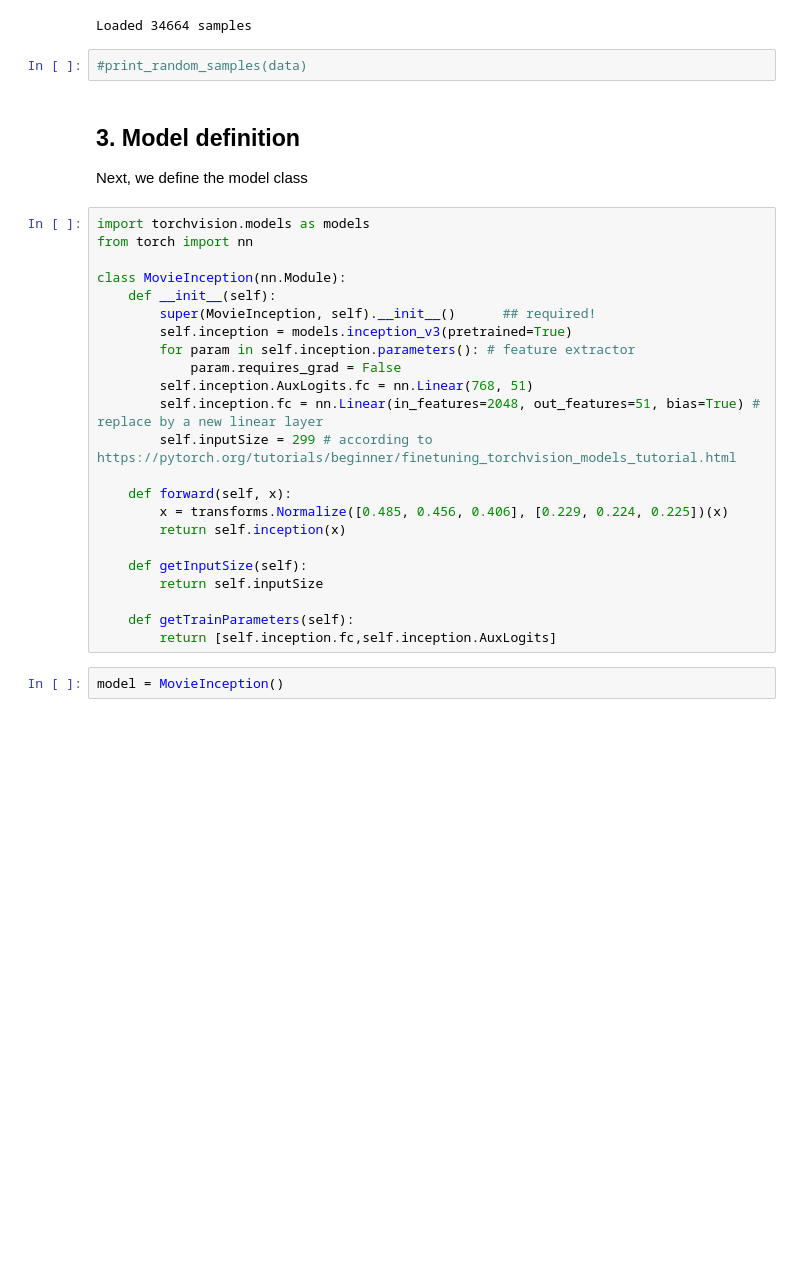
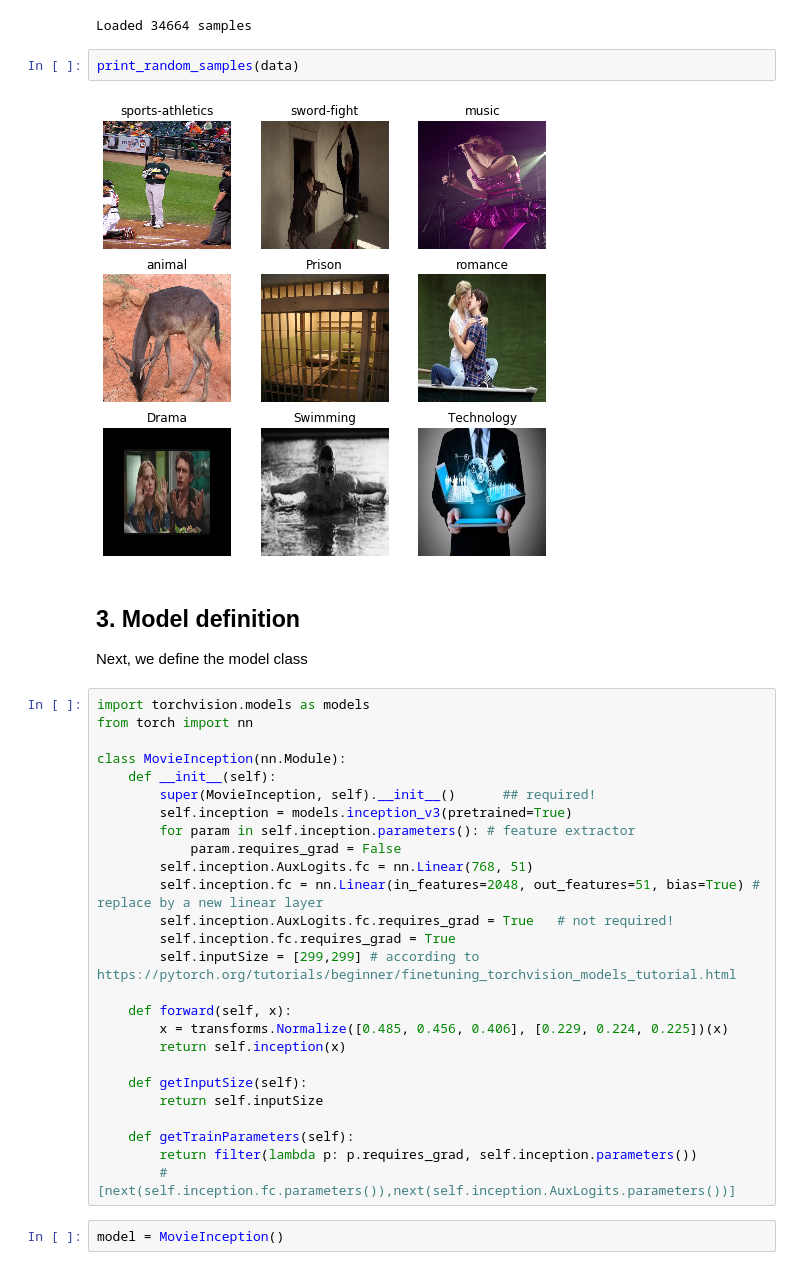
Before and after one commit to miguelamda/pytorch-experiments, a Jupyter notebook: movietag-tl.ipynb, the cells around one changed output. Cells and saved outputs as stored; diff of their text form; blank space fills up the shorter version.

```diff
--- a/movietag-tl.ipynb
+++ b/movietag-tl.ipynb
@@ -92,7 +92,9 @@ data = load_movietag_dataset('./data/Movie')
 # %% [output]
 Loaded 34664 samples
 # %%
-#print_random_samples(data)
+print_random_samples(data)
+# %% [output]
+[figure, added]
 # %% [markdown]
 ## 3. Model definition
 
@@ -109,7 +111,9 @@ class MovieInception(nn.Module):
             param.requires_grad = False
         self.inception.AuxLogits.fc = nn.Linear(768, 51)
         self.inception.fc = nn.Linear(in_features=2048, out_features=51, bias=True) # replace by a new linear layer
-        self.inputSize = 299 # according to https://pytorch.org/tutorials/beginner/finetuning_torchvision_models_tutorial.html
+        self.inception.AuxLogits.fc.requires_grad = True   # not required!
+        self.inception.fc.requires_grad = True
+        self.inputSize = [299,299] # according to https://pytorch.org/tutorials/beginner/finetuning_torchvision_models_tutorial.html
 
     def forward(self, x):
         x = transforms.Normalize([0.485, 0.456, 0.406], [0.229, 0.224, 0.225])(x)
@@ -119,7 +123,8 @@ class MovieInception(nn.Module):
         return self.inputSize
 
     def getTrainParameters(self):
-        return [self.inception.fc,self.inception.AuxLogits]
+        return filter(lambda p: p.requires_grad, self.inception.parameters())
+        #[next(self.inception.fc.parameters()),next(self.inception.AuxLogits.parameters())]
 # %%
 model = MovieInception()
 # %% [markdown]
```
Also changed, not shown: parts of 11 cells of this notebook, 1 other file.
